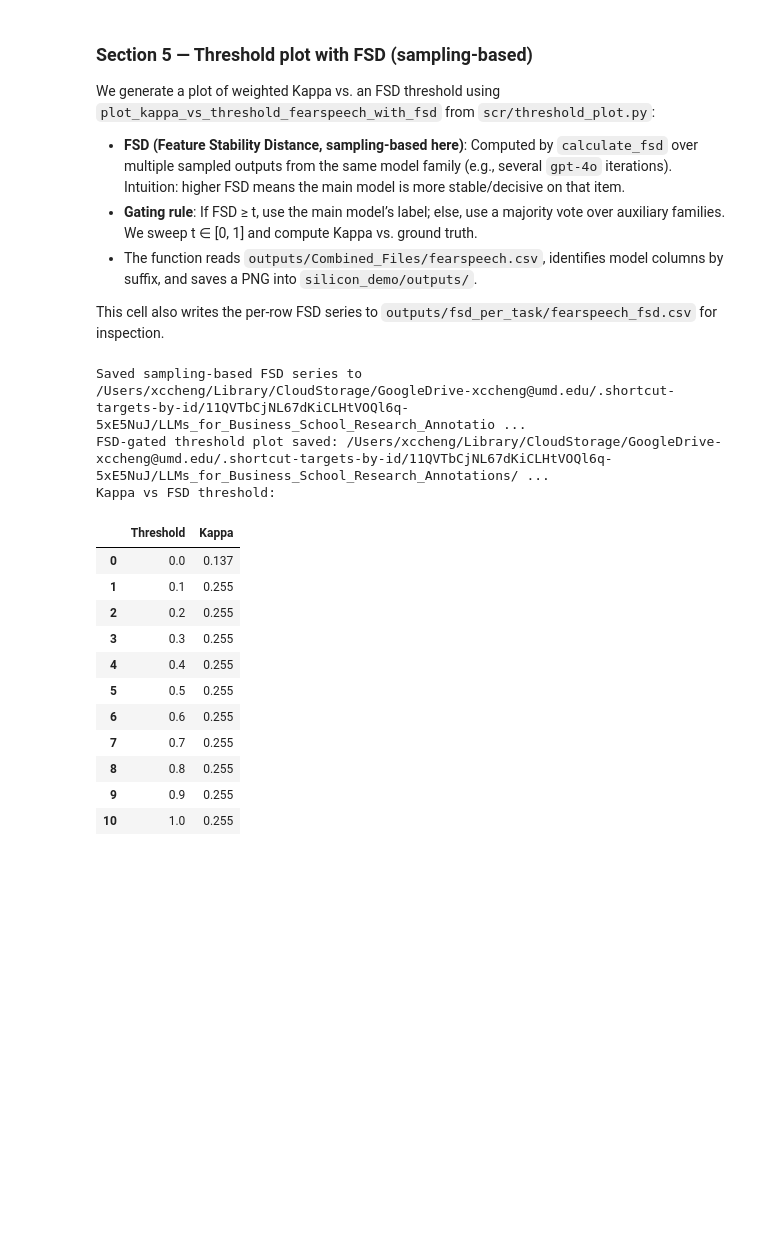
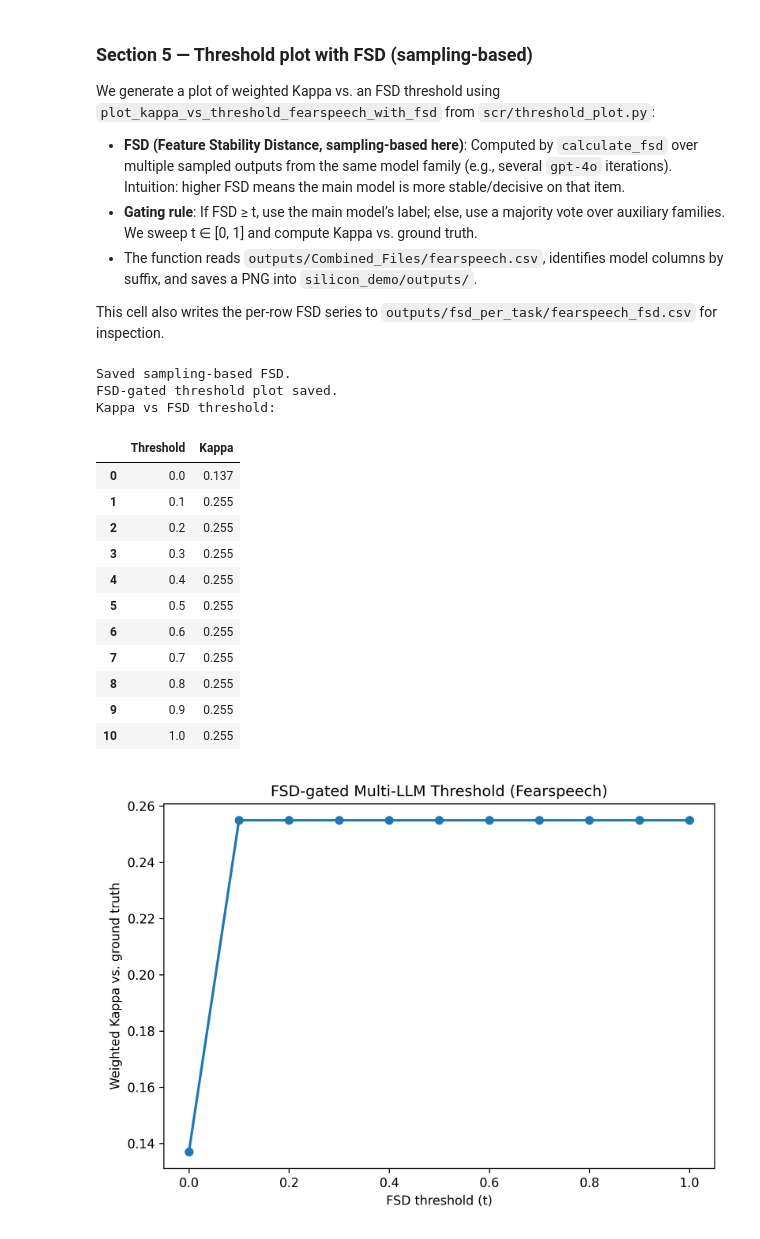
Before and after one commit to XCharlieCHENG/silicon, a Jupyter notebook: run_llm.ipynb, the cells around one changed output. Cells and saved outputs as stored; diff of their text form; code cells hidden in the pictures; blank space fills up the shorter version.

```diff
--- a/run_llm.ipynb
+++ b/run_llm.ipynb
@@ -279,7 +283,6 @@ This cell also writes the per-row FSD series to `outputs/fsd_per_task/fearspeech
 from scr.threshold_plot import plot_kappa_vs_threshold_fearspeech_with_fsd
 from scr.fsd_sampling import calculate_fsd
 
-plot_save = os.path.join(SCRIPT_DIR, 'outputs', 'kappa_vs_threshold_fearspeech.png')
 plot_save_fsd = os.path.join(SCRIPT_DIR, 'outputs', 'kappa_vs_threshold_fearspeech_fsd.png')
 combined_exists = os.path.exists(os.path.join(BASE_PATH, 'outputs/Combined_Files', 'fearspeech.csv'))
 if combined_exists:
@@ -317,39 +320,43 @@ if combined_exists:
             df_with_scores = calculate_fsd(df_plot_src, main_cols, return_row_scores=True, row_score_col='fsd')
             fsd_df = pd.DataFrame({'fsd': df_with_scores['fsd']})
             fsd_df.to_csv(fsd_out_path, index=False)
-            print(f"Saved sampling-based FSD series to {fsd_out_path}")
+            print(f"Saved sampling-based FSD.")
 
             # Step B: Run FSD-gated threshold plot
             summary_fsd = plot_kappa_vs_threshold_fearspeech_with_fsd(
                     base_path=BASE_PATH,
                     save_path=plot_save_fsd,
                     main_aliases=['gpt_4o'],
                     families_for_mv=['gpt_4_1_2025_04_14', 'o3_mini'],
                     weighted_kappa=is_multi_label_task,
             )
-            print(f"FSD-gated threshold plot saved: {plot_save_fsd}")
+            print(f"FSD-gated threshold plot saved.")
             if summary_fsd is not None and not summary_fsd.empty:
                 print("Kappa vs FSD threshold:")
                 display(summary_fsd)
         else:
             print("Warning: Insufficient data (ground truth or model columns) for threshold plot. Skipping.")
     except Exception as e:
         print(f"Warning: Failed to generate threshold plot: {e}")
 else:
     print("Warning: Combined fearspeech CSV not found. Skipping threshold plot.")
+
+if os.path.exists(plot_save_fsd):
+    display(Image(filename=plot_save_fsd))
 # %% [output]
-Saved sampling-based FSD series to /Users/xccheng/Library/CloudStorage/GoogleDrive-xccheng@umd.edu/.shortcut-targets-by-id/11QVTbCjNL67dKiCLHtVOQl6q-5xE5NuJ/LLMs_for_Business_School_Research_Annotatio ...
-FSD-gated threshold plot saved: /Users/xccheng/Library/CloudStorage/GoogleDrive-xccheng@umd.edu/.shortcut-targets-by-id/11QVTbCjNL67dKiCLHtVOQl6q-5xE5NuJ/LLMs_for_Business_School_Research_Annotations/ ...
+Saved sampling-based FSD.
+FSD-gated threshold plot saved.
 Kappa vs FSD threshold:
 |  | Threshold | Kappa |
 | 0 | 0.0 | 0.137 |
 | 1 | 0.1 | 0.255 |
 | 2 | 0.2 | 0.255 |
 | 3 | 0.3 | 0.255 |
 | 4 | 0.4 | 0.255 |
 | 5 | 0.5 | 0.255 |
 | 6 | 0.6 | 0.255 |
 | 7 | 0.7 | 0.255 |
 | 8 | 0.8 | 0.255 |
 | 9 | 0.9 | 0.255 |
 | 10 | 1.0 | 0.255 |
+[figure, added]
```
Also changed, not shown: parts of 7 cells of this notebook, 4 other files.
